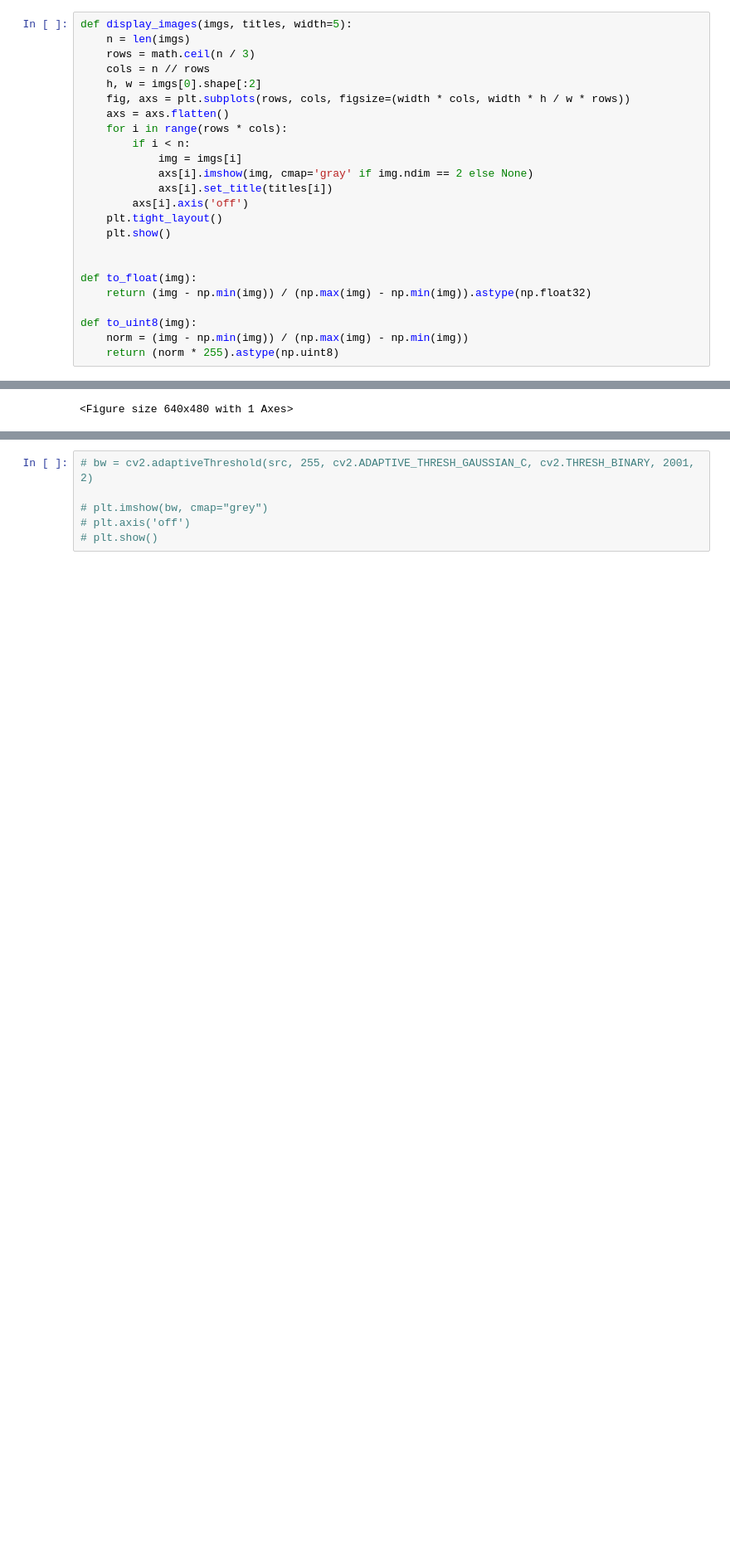
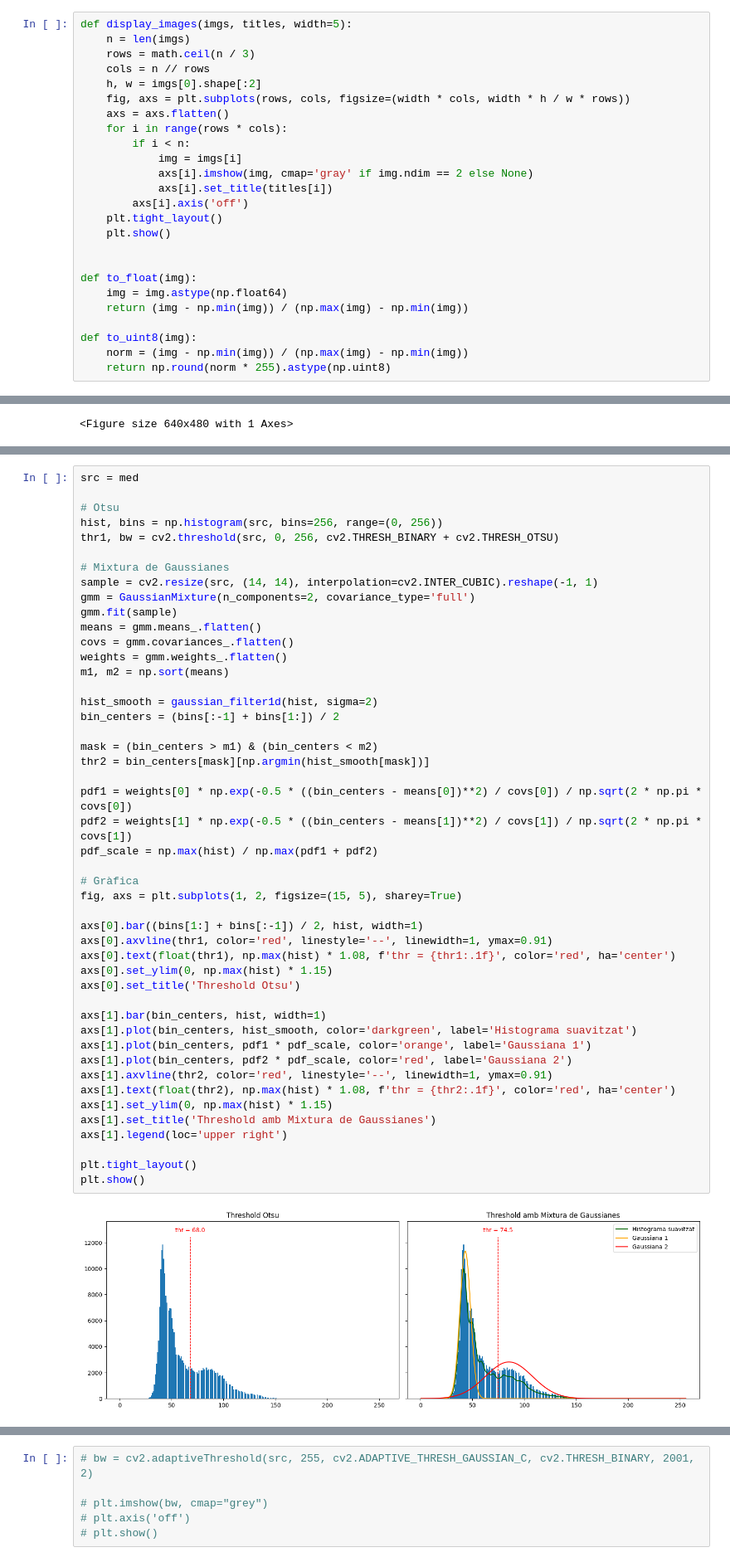
Before and after one commit to luismz14/ZebrAI-Crossing, a Jupyter notebook: experiments/edges.ipynb, the cells around one changed output, grey strips where cells are left out. Shown at 83% size. Drawn from its saved outputs; the diff is of its cells as text; blank space fills up the shorter version.

Commit message:
Trobar un millor threshold

```diff
--- a/experiments/edges.ipynb
+++ b/experiments/edges.ipynb
@@ -23,11 +25,12 @@ def display_images(imgs, titles, width=5):
 
 
 def to_float(img):
-    return (img - np.min(img)) / (np.max(img) - np.min(img)).astype(np.float32)
+    img = img.astype(np.float64)
+    return (img - np.min(img)) / (np.max(img) - np.min(img))
 
 def to_uint8(img):
     norm = (img - np.min(img)) / (np.max(img) - np.min(img))
-    return (norm * 255).astype(np.uint8)
+    return np.round(norm * 255).astype(np.uint8)
 # %%
 path = "../data/examples_cropped/heon_IMG_0534.JPG" # Ombres
 # path = "../data/examples_cropped/heon_IMG_0520.JPG" # Il·luminació horrible
@@ -105,0 +74,49 @@ plt.show()
+# %%
+src = med
+
+# Otsu
+hist, bins = np.histogram(src, bins=256, range=(0, 256))
+thr1, bw = cv2.threshold(src, 0, 256, cv2.THRESH_BINARY + cv2.THRESH_OTSU)
+
+# Mixtura de Gaussianes
+sample = cv2.resize(src, (14, 14), interpolation=cv2.INTER_CUBIC).reshape(-1, 1)
+gmm = GaussianMixture(n_components=2, covariance_type='full')
+gmm.fit(sample)
+means = gmm.means_.flatten()
+covs = gmm.covariances_.flatten()
+weights = gmm.weights_.flatten()
+m1, m2 = np.sort(means)
+
+hist_smooth = gaussian_filter1d(hist, sigma=2)
+bin_centers = (bins[:-1] + bins[1:]) / 2
+
+mask = (bin_centers > m1) & (bin_centers < m2)
+thr2 = bin_centers[mask][np.argmin(hist_smooth[mask])]
+
+pdf1 = weights[0] * np.exp(-0.5 * ((bin_centers - means[0])**2) / covs[0]) / np.sqrt(2 * np.pi * covs[0])
+pdf2 = weights[1] * np.exp(-0.5 * ((bin_centers - means[1])**2) / covs[1]) / np.sqrt(2 * np.pi * covs[1])
+pdf_scale = np.max(hist) / np.max(pdf1 + pdf2)
+
+# Gràfica
+fig, axs = plt.subplots(1, 2, figsize=(15, 5), sharey=True)
+
+axs[0].bar((bins[1:] + bins[:-1]) / 2, hist, width=1)
+axs[0].axvline(thr1, color='red', linestyle='--', linewidth=1, ymax=0.91)
+axs[0].text(float(thr1), np.max(hist) * 1.08, f'thr = {thr1:.1f}', color='red', ha='center')
+axs[0].set_ylim(0, np.max(hist) * 1.15)
+axs[0].set_title('Threshold Otsu')
+
+axs[1].bar(bin_centers, hist, width=1)
+axs[1].plot(bin_centers, hist_smooth, color='darkgreen', label='Histograma suavitzat')
+axs[1].plot(bin_centers, pdf1 * pdf_scale, color='orange', label='Gaussiana 1')
+axs[1].plot(bin_centers, pdf2 * pdf_scale, color='red', label='Gaussiana 2')
+axs[1].axvline(thr2, color='red', linestyle='--', linewidth=1, ymax=0.91)
+axs[1].text(float(thr2), np.max(hist) * 1.08, f'thr = {thr2:.1f}', color='red', ha='center')
+axs[1].set_ylim(0, np.max(hist) * 1.15)
+axs[1].set_title('Threshold amb Mixtura de Gaussianes')
+axs[1].legend(loc='upper right')
+
+plt.tight_layout()
+plt.show()
+# %% [output]
+[figure, added]
```
Also changed, not shown: parts of 9 cells of this notebook.
